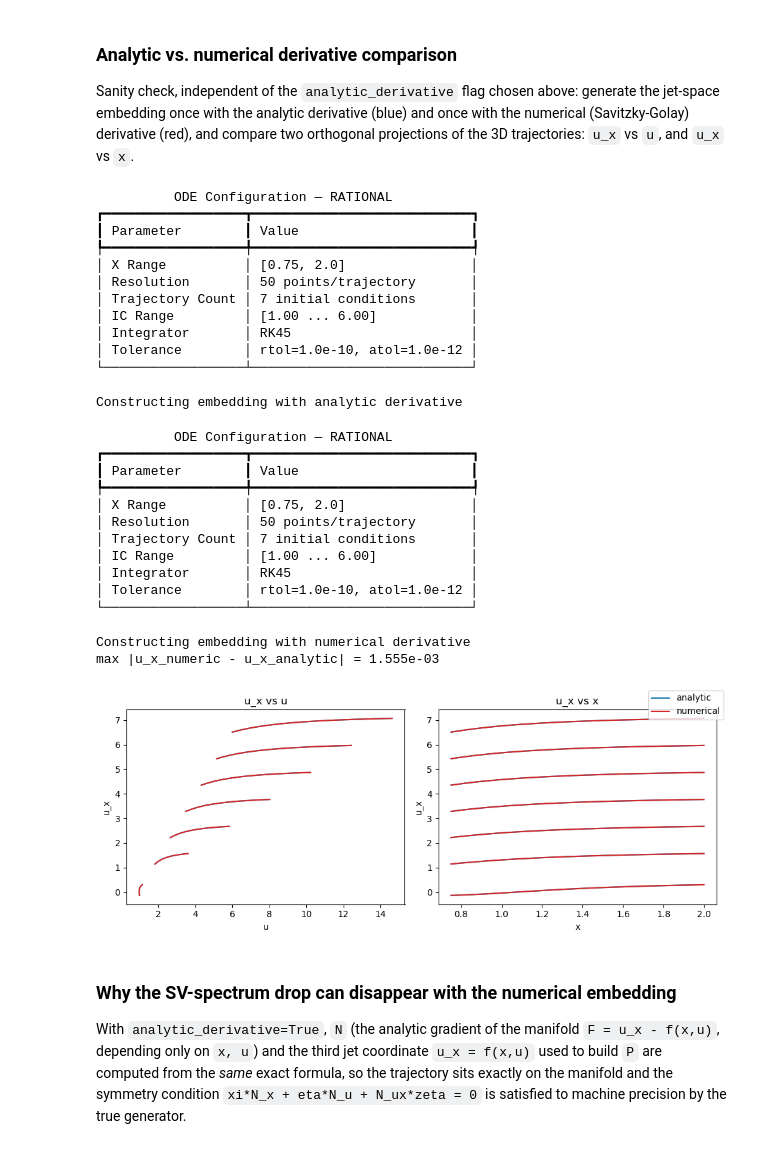
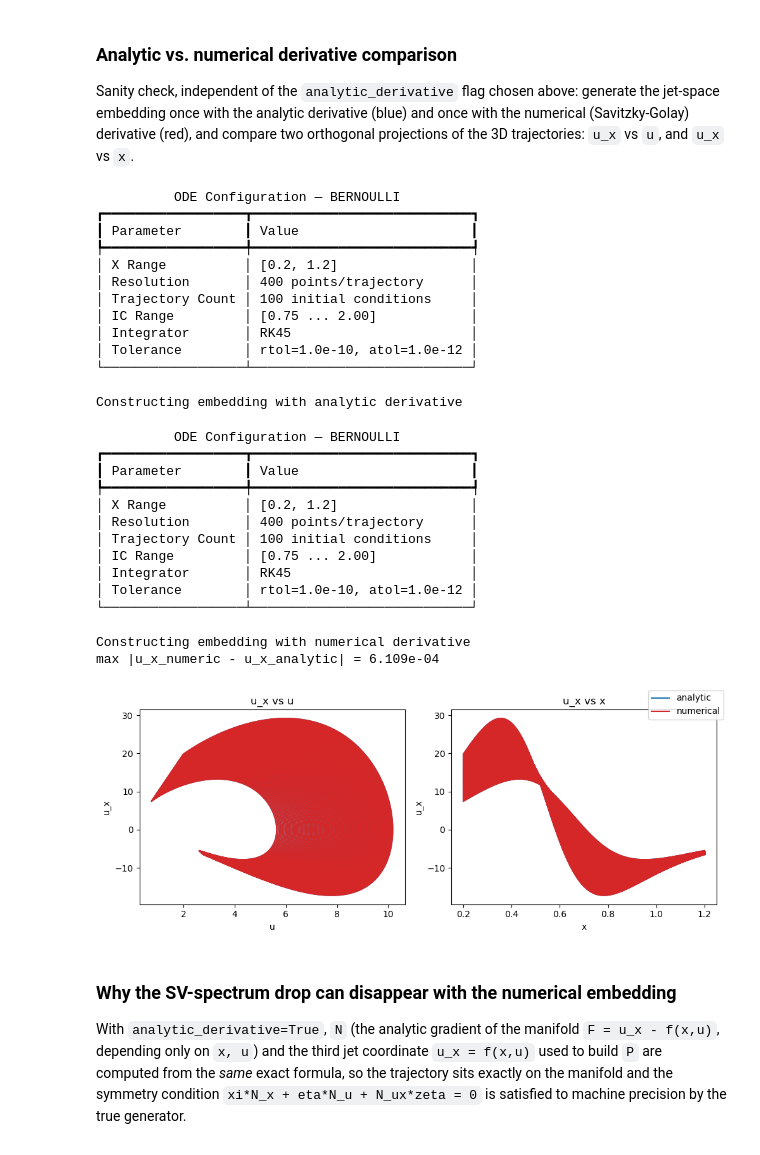
Before and after one commit to rros22/symmetry-detection, a Jupyter notebook: notebooks/ode_symmetry_explorer.ipynb, the cells around one changed output. Drawn from its saved outputs; the diff is of its cells as text; code cells hidden in the pictures.

```diff
--- a/notebooks/ode_symmetry_explorer.ipynb
+++ b/notebooks/ode_symmetry_explorer.ipynb
@@ -21,6 +21,7 @@ from matplotlib import pyplot as plt
 
 from symmetry_detection import data_matrices as dm
 from symmetry_detection import generate_trajectories as gtr
+from symmetry_detection import manifold as mfd
 from symmetry_detection import plotting as plot
 from symmetry_detection import reporting as rpt
 from symmetry_detection import solver
@@ -29,11 +30,35 @@ from symmetry_detection import solver
 
 # --- ODE choice ---
 # One of gtr.ODES.keys(): "bernoulli", "rational", "riccati", "scaling", "abel"
-ODE = "rational"
+ODE = "bernoulli"
 analytic_derivative = False
-num_points = 1500
-rtol = 1e-15
-atol = 1e-15
+num_points = 1000
+initial_conditions = np.linspace(0.75, 2, 50)
+rtol = 1e-12
+atol = 1e-12
+
+# --- Normal field: analytic (exact, from the known ODE) vs. data-driven
+# (mfd.estimate_normal_field, a 2D/scattered-data generalization of
+# Savitzky-Golay - see "## 2. Normal field computation" below and
+# manifold.py for why this needs multiple trajectories, not just one).
+# normal_window=(di, dj), normal_degree, normal_boundary_margin only matter
+# when analytic_normal=False.
+analytic_normal = False
+normal_window = (2, 5)
+normal_degree = 1
+normal_boundary_margin = 0  # extra trajectories/points to discard beyond window/di,dj
+
+# --- Optional subsampling (only matters when analytic_normal=False): use ALL
+# of X (many trajectories/points, however dense num_points/initial_conditions
+# above are) to fit a good normal field, but feed only a smaller, evenly
+# spaced subset into the symmetry-detection linear algebra below via
+# mfd.subsample_trajectories - solve_svd/G_matrix work well, and stay cheap,
+# with relatively few trajectories/points; it's only the normal-field
+# estimation itself that benefits from density.
+subsample_normal_field = False
+subsample_num_traj = None    # e.g. 6 - None keeps all (post-boundary-discard) trajectories
+subsample_num_points = 100   # e.g. 100 - None keeps all points
+
 print(f"ODE = {ODE!r}")
 
 # Reuse the same resolution function the CLI/example scripts use, so this
@@ -52,7 +77,7 @@ X = gtr.generate_equation_manifold(
     ode_name=ode_args.ode,
     x_start=ode_args.start,
     x_end=ode_args.end,
-    initial_conditions=ode_args.initial_conditions,
+    initial_conditions=initial_conditions,
     num_points=num_points,
     method=ode_args.method,
     rtol=rtol,
@@ -122,7 +147,7 @@ X_analytic = gtr.generate_equation_manifold(
     ode_name=ode_args.ode,
     x_start=ode_args.start,
     x_end=ode_args.end,
-    initial_conditions=ode_args.initial_conditions,
+    initial_conditions=initial_conditions,
     num_points=num_points,
     method=ode_args.method,
     rtol=ode_args.rtol,
@@ -133,7 +158,7 @@ X_numeric = gtr.generate_equation_manifold(
     ode_name=ode_args.ode,
     x_start=ode_args.start,
     x_end=ode_args.end,
-    initial_conditions=ode_args.initial_conditions,
+    initial_conditions=initial_conditions,
     num_points=num_points,
     method=ode_args.method,
     rtol=ode_args.rtol,
@@ -154,45 +179,45 @@ for trajectory in X_numeric:
     ax_x.plot(trajectory[0, :], trajectory[2, :], color="tab:red", label="numerical")
 
 ax_u.set_xlabel("u")
 ax_u.set_ylabel("u_x")
 ax_u.set_title("u_x vs u")
 
 ax_x.set_xlabel("x")
 ax_x.set_ylabel("u_x")
 ax_x.set_title("u_x vs x")
 
 handles, labels = ax_u.get_legend_handles_labels()
 by_label = dict(zip(labels, handles))
 deriv_fig.legend(by_label.values(), by_label.keys(), loc="upper right")
 
 deriv_fig.tight_layout()
 # %% [output]
-          ODE Configuration — RATIONAL
+          ODE Configuration — BERNOULLI
 ┏━━━━━━━━━━━━━━━━━━┳━━━━━━━━━━━━━━━━━━━━━━━━━━━━┓
 ┃ Parameter        ┃ Value                      ┃
 ┡━━━━━━━━━━━━━━━━━━╇━━━━━━━━━━━━━━━━━━━━━━━━━━━━┩
-│ X Range          │ [0.75, 2.0]                │
-│ Resolution       │ 50 points/trajectory       │
-│ Trajectory Count │ 7 initial conditions       │
-│ IC Range         │ [1.00 ... 6.00]            │
+│ X Range          │ [0.2, 1.2]                 │
+│ Resolution       │ 400 points/trajectory      │
+│ Trajectory Count │ 100 initial conditions     │
+│ IC Range         │ [0.75 ... 2.00]            │
 │ Integrator       │ RK45                       │
 │ Tolerance        │ rtol=1.0e-10, atol=1.0e-12 │
 └──────────────────┴────────────────────────────┘
 Constructing embedding with analytic derivative
-          ODE Configuration — RATIONAL
+          ODE Configuration — BERNOULLI
 ┏━━━━━━━━━━━━━━━━━━┳━━━━━━━━━━━━━━━━━━━━━━━━━━━━┓
 ┃ Parameter        ┃ Value                      ┃
 ┡━━━━━━━━━━━━━━━━━━╇━━━━━━━━━━━━━━━━━━━━━━━━━━━━┩
-│ X Range          │ [0.75, 2.0]                │
-│ Resolution       │ 50 points/trajectory       │
-│ Trajectory Count │ 7 initial conditions       │
-│ IC Range         │ [1.00 ... 6.00]            │
+│ X Range          │ [0.2, 1.2]                 │
+│ Resolution       │ 400 points/trajectory      │
+│ Trajectory Count │ 100 initial conditions     │
+│ IC Range         │ [0.75 ... 2.00]            │
 │ Integrator       │ RK45                       │
 │ Tolerance        │ rtol=1.0e-10, atol=1.0e-12 │
 └──────────────────┴────────────────────────────┘
 Constructing embedding with numerical derivative
-max |u_x_numeric - u_x_analytic| = 1.555e-03
+max |u_x_numeric - u_x_analytic| = 6.109e-04
-[figure, old version]
+[figure, new version]
 # %% [markdown]
 ### Why the SV-spectrum drop can disappear with the numerical embedding
 
```
Also changed, not shown: parts of 11 cells of this notebook, 2 other files.
